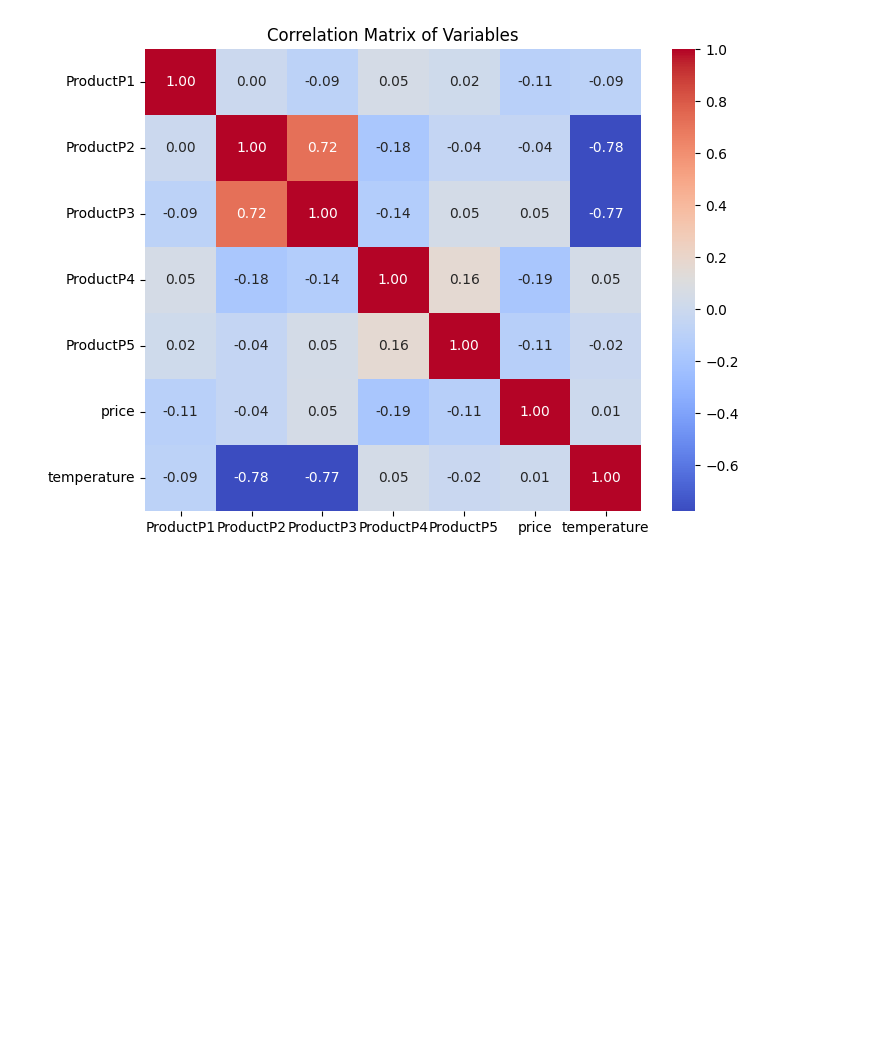
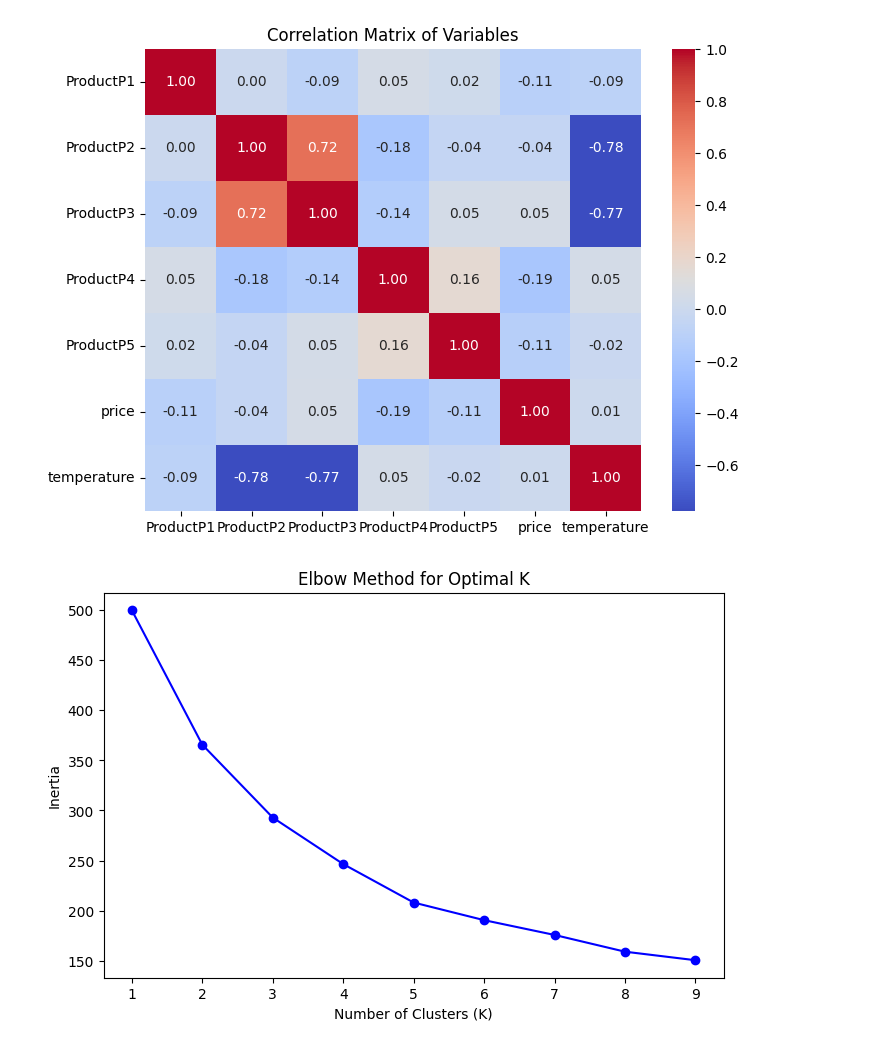
Before and after one commit to Suraj-st/PrinciplesOfDataScience_Group2, a Jupyter notebook: Suraj/TimeSeriesAnalysis.ipynb, the cells around one changed output. Drawn from its saved outputs; the diff is of its cells as text; code cells hidden in the pictures; blank space fills up the shorter version.

```diff
--- a/Suraj/TimeSeriesAnalysis.ipynb
+++ b/Suraj/TimeSeriesAnalysis.ipynb
@@ -37,3 +36,30 @@ plt.title("Correlation Matrix of Variables")
 plt.show()
 # %% [output]
 [figure]
+# %%
+# Select only product columns for clustering
+product_columns = ["ProductP1", "ProductP2", "ProductP3", "ProductP4", "ProductP5"]
+X = df[product_columns]
+
+# Standardize the data
+scaler = StandardScaler()
+X_scaled = scaler.fit_transform(X)
+
+# Determine the optimal number of clusters using the Elbow Method
+inertia = []
+K = range(1, 10)
+
+for k in K:
+    kmeans = KMeans(n_clusters=k, random_state=42, n_init=10)
+    kmeans.fit(X_scaled)
+    inertia.append(kmeans.inertia_)
+
+# Plot the Elbow curve
+plt.figure(figsize=(8, 5))
+plt.plot(K, inertia, 'bo-')
+plt.xlabel("Number of Clusters (K)")
+plt.ylabel("Inertia")
+plt.title("Elbow Method for Optimal K")
+plt.show()
+# %% [output]
+[figure, added]
```
Also changed, not shown: parts of 12 cells of this notebook.
